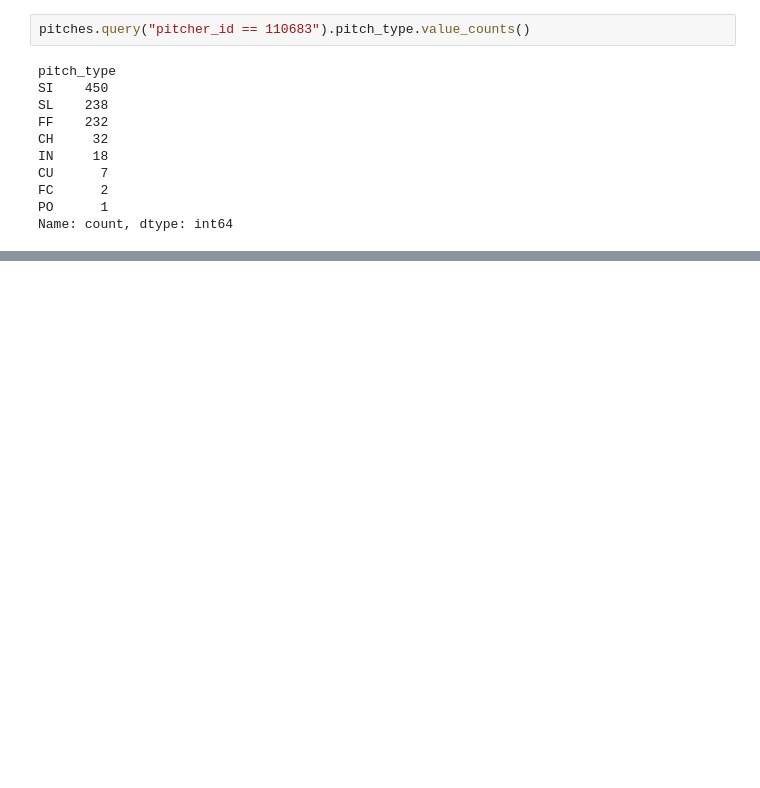
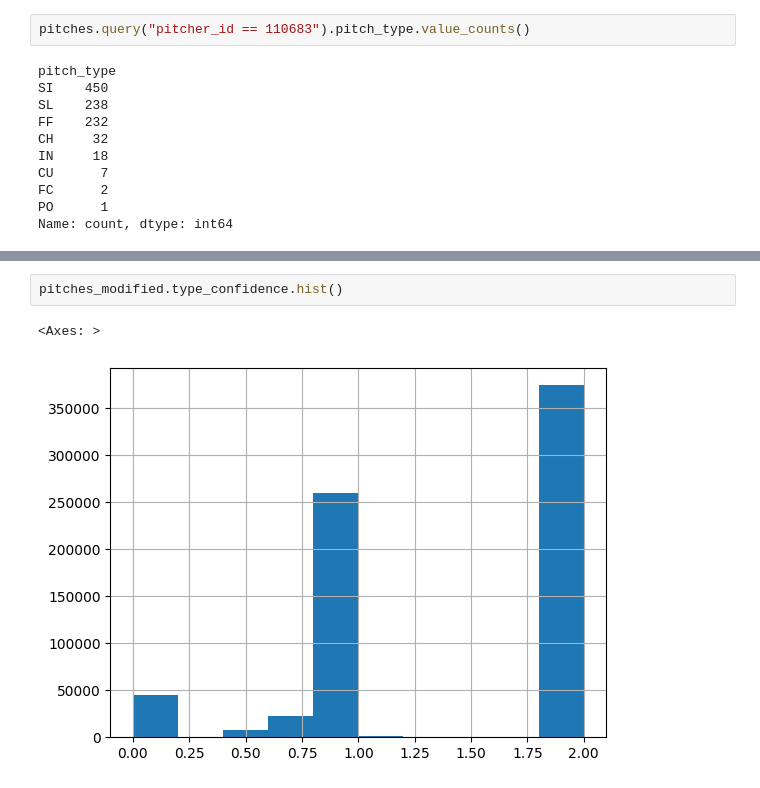
Before and after one commit to scottmaran/pitch_prediction, a Jupyter notebook: eda.ipynb, the cells around one changed output, grey strips where cells are left out. Saved outputs shown, nothing was run; the diff lists cells and outputs as text; blank space fills up the shorter version.

```diff
--- a/eda.ipynb
+++ b/eda.ipynb
@@ -232,0 +245,5 @@ pitches.head()
+# %%
+pitches_modified.type_confidence.hist()
+# %% [output]
+<Axes: >
+[figure, added]
```
Also changed, not shown: parts of 5 cells of this notebook, 10 other files.
